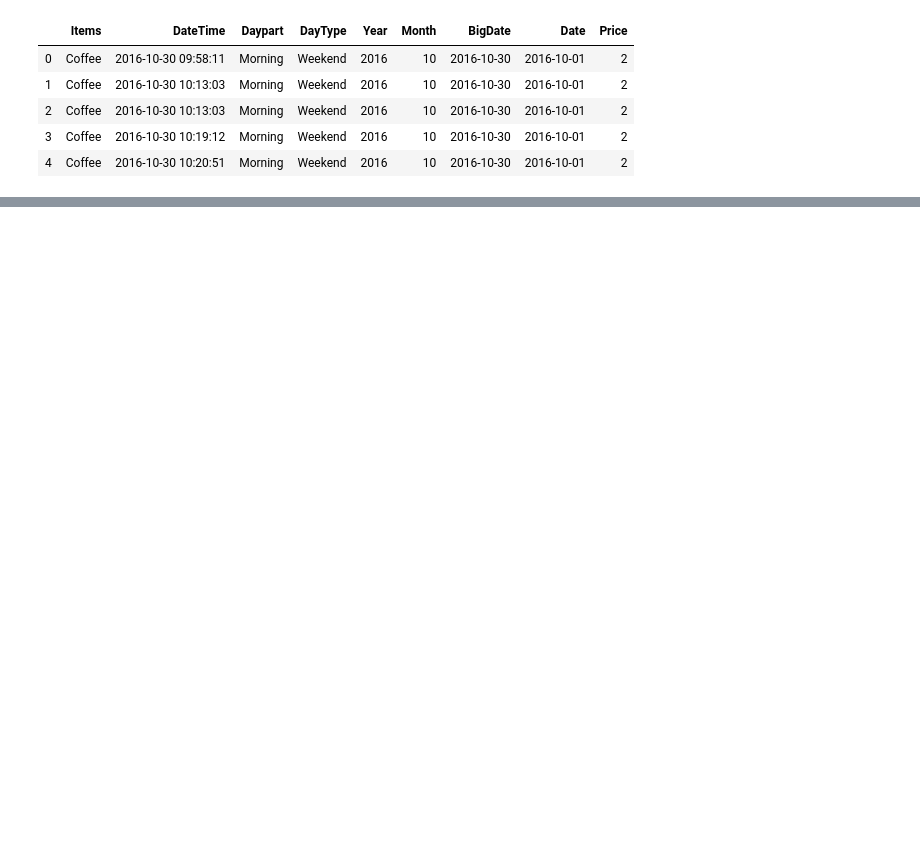
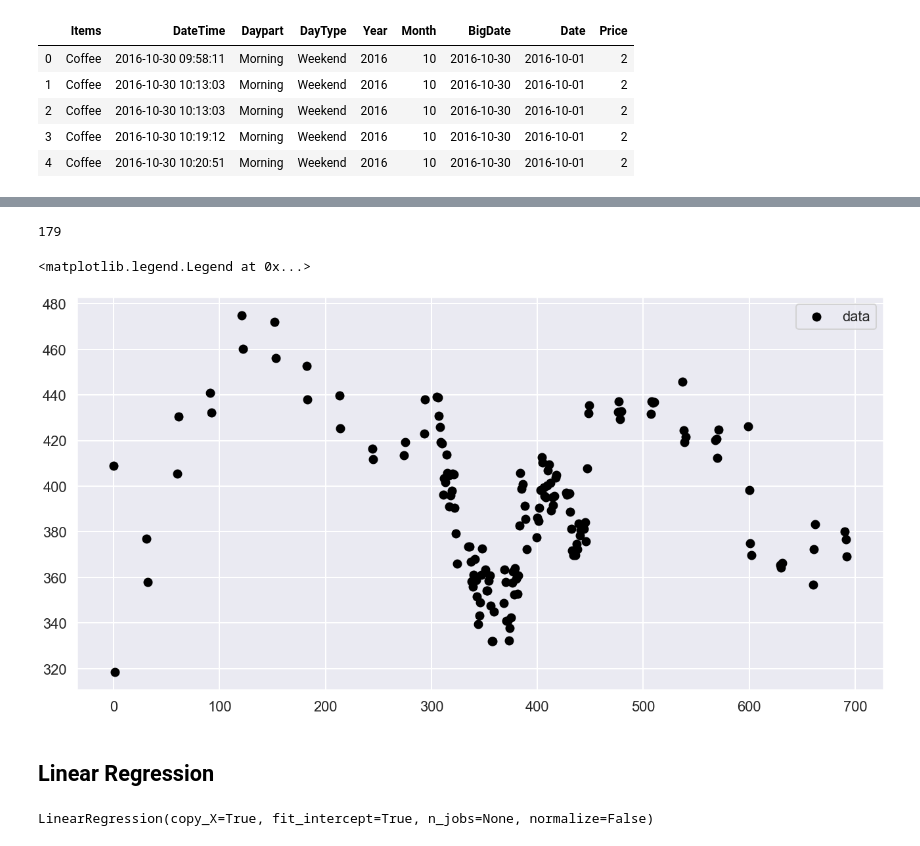
Before and after one commit to enmagal/LANE_project, a Jupyter notebook: Sales prevision.ipynb, the cells around one changed output, grey strips where cells are left out. Cells and saved outputs as stored; diff of their text form; code cells hidden in the pictures; blank space fills up the shorter version.

```diff
--- a/Sales prevision.ipynb
+++ b/Sales prevision.ipynb
@@ -182,0 +159,32 @@ To register the converters:
+# %%
+y = sales['SMA20'].to_numpy()
+x = sales['Time'].to_numpy()
+last_value = x[-1]
+for i in range(20):
+    last_value += 5
+    x = np.append(x, last_value)
+print(len(x))
+X = []
+for i in range(len(x)):
+    X.append([x[i]])
+
+X_unknown = X[-20:]
+X = X[:-20]
+# %% [output]
+179
+# %%
+plt.scatter(X, y, color="black", label="data")
+plt.legend(loc="best")
+# %% [output]
+<matplotlib.legend.Legend at 0x...>
+[figure, added]
+# %% [markdown]
+## Linear Regression
+# %%
+# Create linear regression object
+regr = linear_model.LinearRegression()
+
+# Train the model using the training sets
+regr.fit(X, y)
+# %% [output]
+LinearRegression(copy_X=True, fit_intercept=True, n_jobs=None, normalize=False)
```
Also changed, not shown: parts of 21 cells of this notebook, 2 other files.
